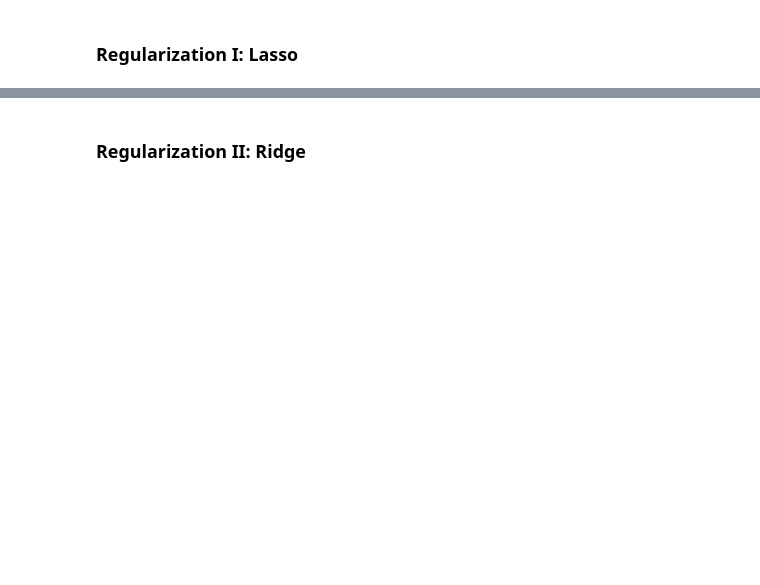
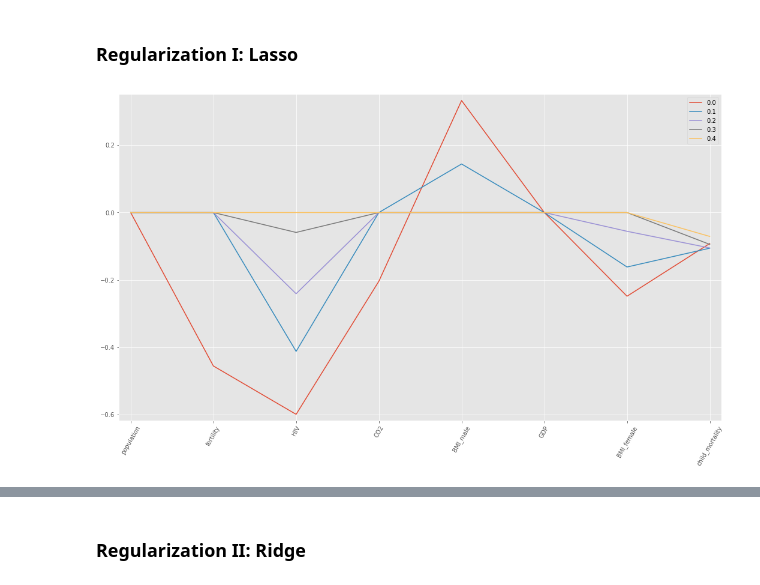
Before and after one commit to wsurles/datacamp_courses, a Jupyter notebook: python_courses/supervised_learning_with_scikitlearn/supervised_learning_with_scikitlearn.ipynb, the cells around one changed output, grey strips where cells are left out. Cells and saved outputs as stored; diff of their text form; code cells hidden in the pictures; blank space fills up the shorter version.

```diff
--- a/python_courses/supervised_learning_with_scikitlearn/supervised_learning_with_scikitlearn.ipynb
+++ b/python_courses/supervised_learning_with_scikitlearn/supervised_learning_with_scikitlearn.ipynb
@@ -1045,2 +1141,32 @@ print(np.mean(cvscores_10))
 # %% [markdown]
 ### Regularization I: Lasso
+# %%
+# Import Lasso
+from sklearn.linear_model import Lasso
+
+columns = gapminder.drop(['life','Region'], axis = 1).columns
+X = gapminder.drop(['life','Region'], axis = 1).values
+y = gapminder.life.values
+
+plt.figure(figsize=(18,10))
+
+for i in range(0,5):
+
+    # Instantiate a lasso regressor: lasso
+    lasso = Lasso(alpha = i*0.1, normalize = True)
+
+    # Fit the regressor to the data
+    lasso.fit(X, y)
+
+    # Compute and print the coefficients
+    lasso_coef = lasso.coef_
+
+    # Plot the coefficients
+    plt.plot(range(len(columns)), lasso_coef, label = str(round(i*0.1, 1)))
+    plt.xticks(range(len(columns)), columns.values, rotation=60)
+    plt.margins(0.02)
+
+plt.legend()
+plt.show()
+# %% [output]
+[figure, added]
```
Also changed, not shown: parts of 67 cells of this notebook, 4 other files.
